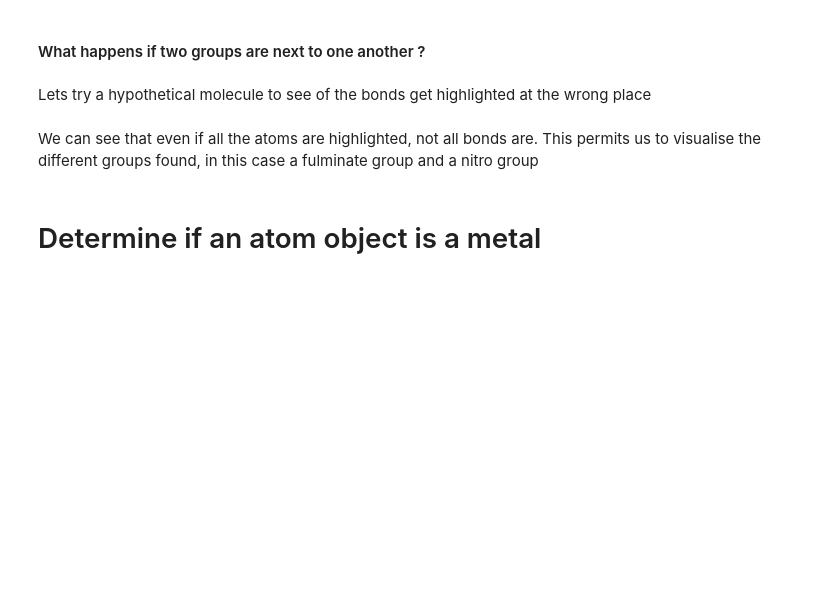
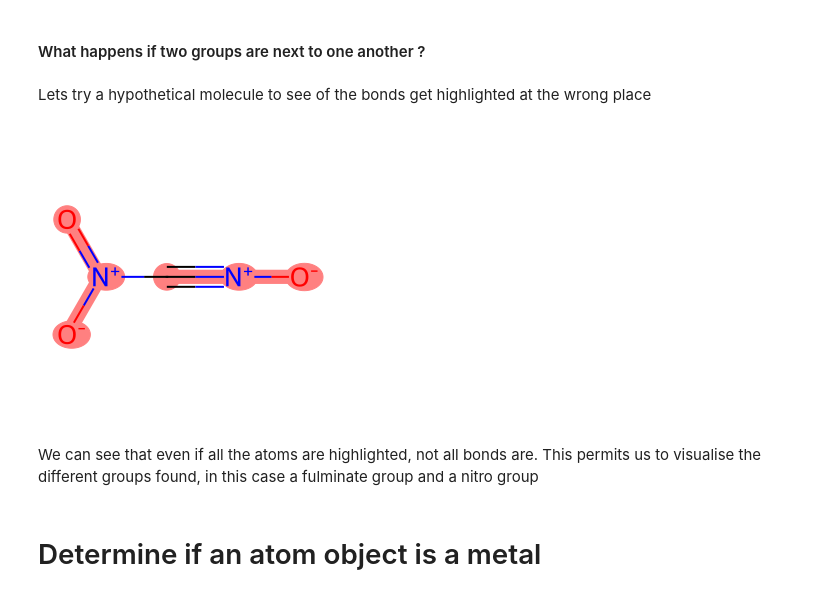
Before and after one commit to amidecar/Explosivity_and_unsaturations, a Jupyter notebook: notebooks/project_report.ipynb, the cells around one changed output. Saved outputs shown, nothing was run; the diff lists cells and outputs as text; code cells hidden in the pictures; blank space fills up the shorter version.

```diff
--- a/notebooks/project_report.ipynb
+++ b/notebooks/project_report.ipynb
@@ -204,10 +229,11 @@ NameError: name 'image' is not defined
 Lets try a hypothetical molecule to see of the bonds get highlighted at the wrong place
 # %%
 smiles = "C(#[N+][O-])[N+](=O)[O-]"
-dico = findgroups(smiles)
+(dico,uselessvalue) = findgroups(smiles)
 image = highlightmol(smiles, dico)
-from PIL import ImageTk
-ImageTk.getimage( image )
+image
+# %% [output]
+[figure, added]
 # %% [markdown]
 We can see that even if all the atoms are highlighted, not all bonds are. This permits us to visualise the different groups found, in this case a fulminate group and a nitro group
 # %% [markdown]
```
Also changed, not shown: parts of 11 cells of this notebook, 4 other files.
